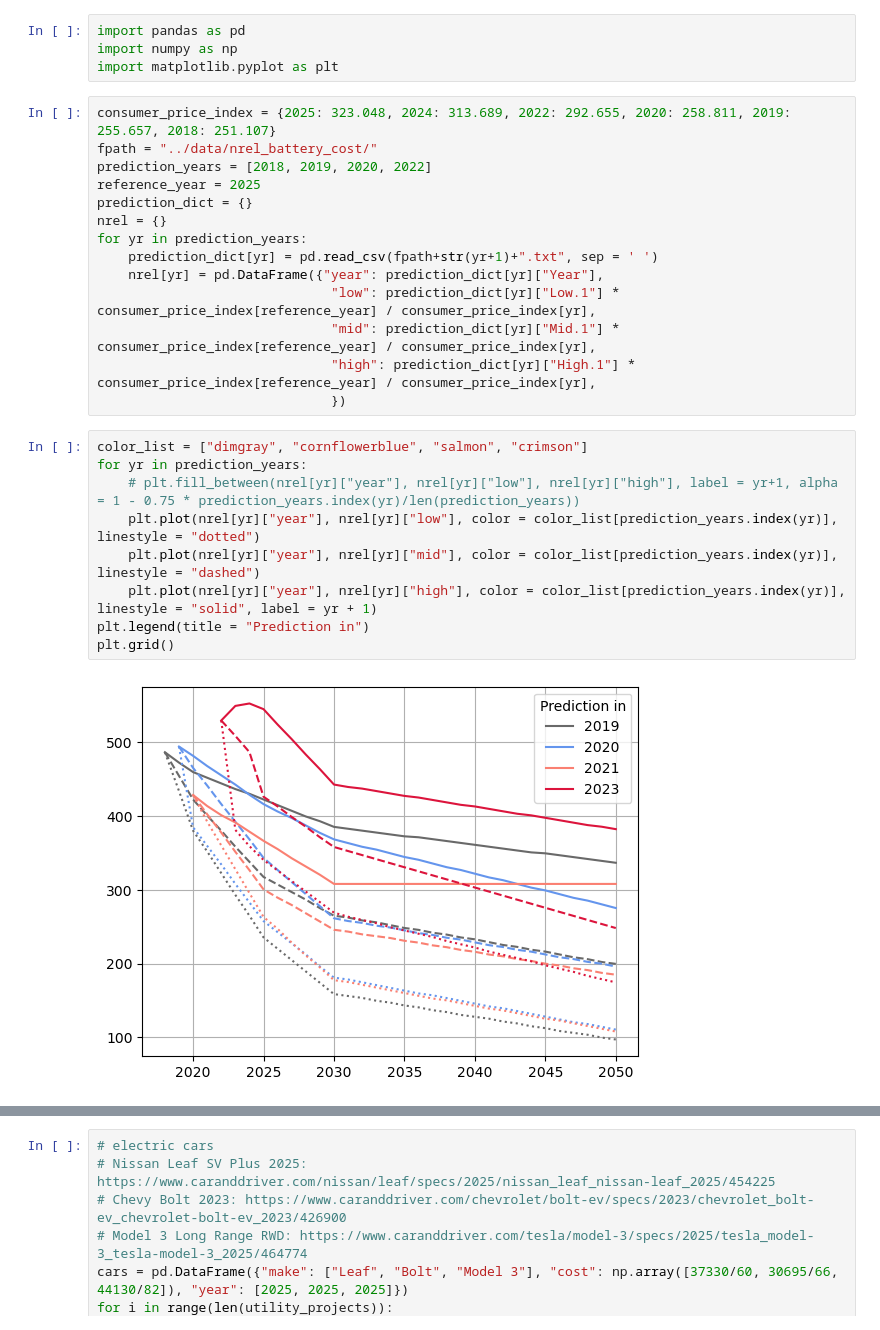
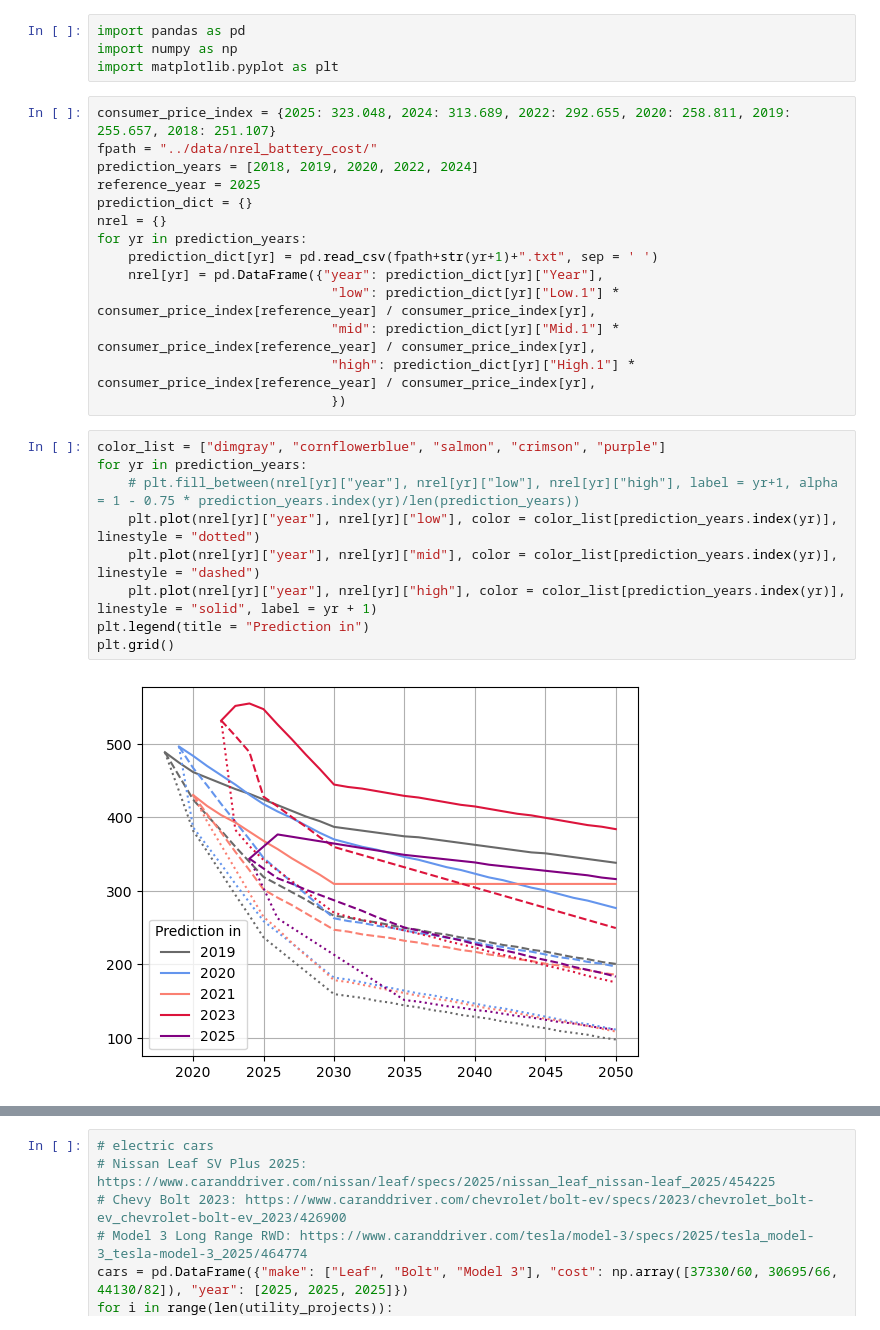
Before and after one commit to mit-shin-group/storage-value, a Jupyter notebook: notebooks/nrel_battery_costs.ipynb, the cells around one changed output, grey strips where cells are left out. Drawn from its saved outputs; the diff is of its cells as text.

```diff
--- a/notebooks/nrel_battery_costs.ipynb
+++ b/notebooks/nrel_battery_costs.ipynb
@@ -12,7 +12,7 @@ import matplotlib.pyplot as plt
 # %%
 consumer_price_index = {2025: 323.048, 2024: 313.689, 2022: 292.655, 2020: 258.811, 2019: 255.657, 2018: 251.107}
 fpath = "../data/nrel_battery_cost/"
-prediction_years = [2018, 2019, 2020, 2022]
+prediction_years = [2018, 2019, 2020, 2022, 2024]
 reference_year = 2025
 prediction_dict = {}
 nrel = {}
@@ -24,16 +24,16 @@ for yr in prediction_years:
                               "high": prediction_dict[yr]["High.1"] * consumer_price_index[reference_year] / consumer_price_index[yr],
                               })
 # %%
-color_list = ["dimgray", "cornflowerblue", "salmon", "crimson"]
+color_list = ["dimgray", "cornflowerblue", "salmon", "crimson", "purple"]
 for yr in prediction_years:
     # plt.fill_between(nrel[yr]["year"], nrel[yr]["low"], nrel[yr]["high"], label = yr+1, alpha = 1 - 0.75 * prediction_years.index(yr)/len(prediction_years))
     plt.plot(nrel[yr]["year"], nrel[yr]["low"], color = color_list[prediction_years.index(yr)], linestyle = "dotted")
     plt.plot(nrel[yr]["year"], nrel[yr]["mid"], color = color_list[prediction_years.index(yr)], linestyle = "dashed")
     plt.plot(nrel[yr]["year"], nrel[yr]["high"], color = color_list[prediction_years.index(yr)], linestyle = "solid", label = yr + 1)
 plt.legend(title = "Prediction in")
 plt.grid()
 # %% [output]
-[figure, old version]
+[figure, new version]
 # %%
 # for Nantucket battery costs, Section 3.3 in the PNNL study estimates an investment cost of $33million for the battery and $35.6million for the CTG, for a total cost of $68.6million
 # the actual cost was $81million (https://www.utilitydive.com/news/Tesla-national-grid-battery-energy-storage-8hour-long-duration-diesel-generation-system-nantucket/564428/)
```
Also changed, not shown: parts of 4 cells of this notebook, 11 other files.
